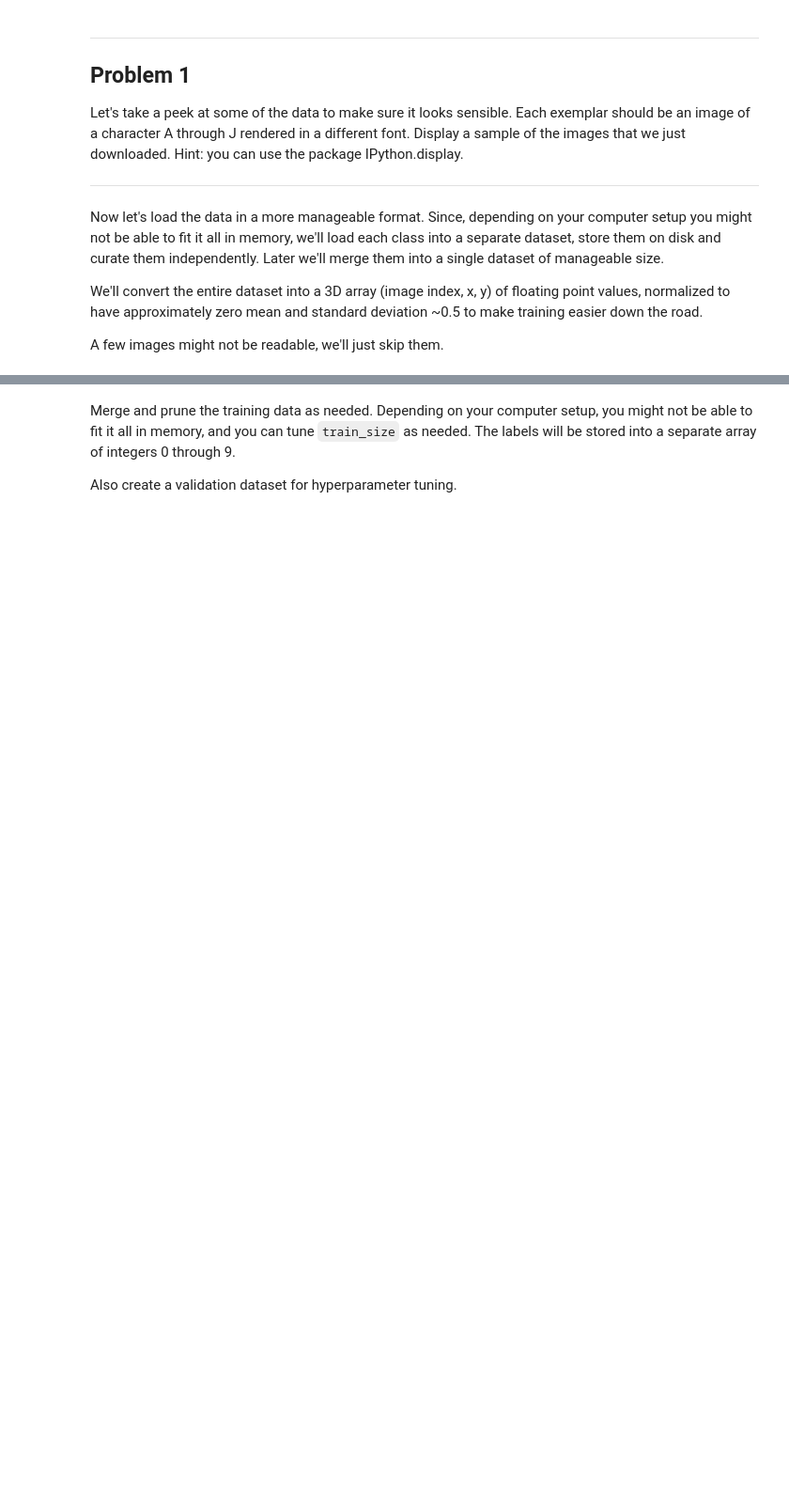
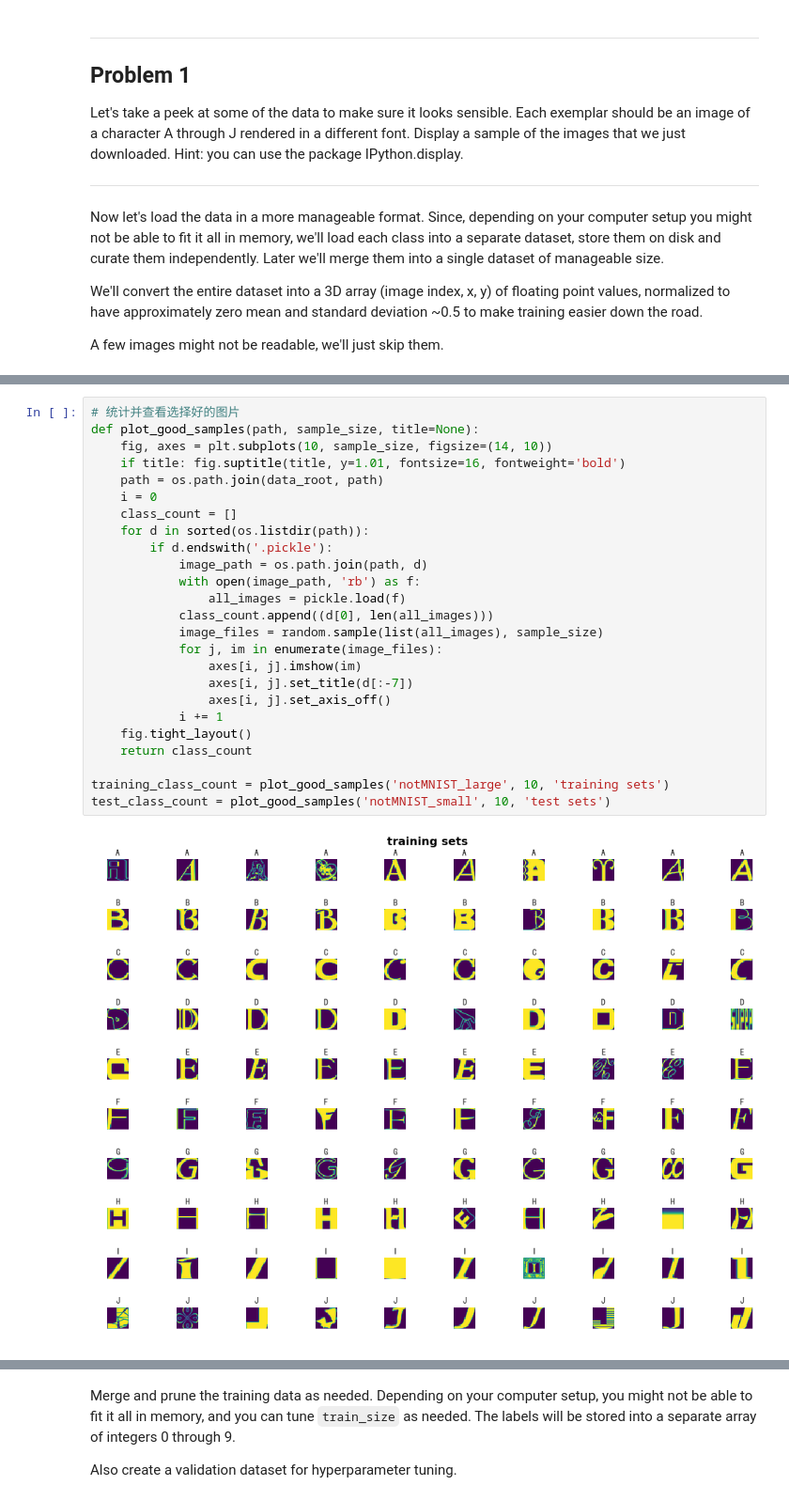
Before and after one commit to yuanjin54/nlp, a Jupyter notebook: assignment_09/1_notmnist.ipynb, the cells around one changed output, grey strips where cells are left out. Shown: that part at 94% size. Saved outputs shown, nothing was run; the diff lists cells and outputs as text; blank space fills up the shorter version.

```diff
--- a/assignment_09/1_notmnist.ipynb
+++ b/assignment_09/1_notmnist.ipynb
@@ -214 +283,28 @@ Let's verify that the data still looks good. Displaying a sample of the labels a
 ---
+# %%
+# 统计并查看选择好的图片
+def plot_good_samples(path, sample_size, title=None):
+    fig, axes = plt.subplots(10, sample_size, figsize=(14, 10))
+    if title: fig.suptitle(title, y=1.01, fontsize=16, fontweight='bold')
+    path = os.path.join(data_root, path)
+    i = 0
+    class_count = []
+    for d in sorted(os.listdir(path)):
+        if d.endswith('.pickle'):
+            image_path = os.path.join(path, d)
+            with open(image_path, 'rb') as f:
+                all_images = pickle.load(f)
+            class_count.append((d[0], len(all_images)))
+            image_files = random.sample(list(all_images), sample_size)
+            for j, im in enumerate(image_files):
+                axes[i, j].imshow(im)
+                axes[i, j].set_title(d[:-7])
+                axes[i, j].set_axis_off()
+            i += 1
+    fig.tight_layout()
+    return class_count
+
+training_class_count = plot_good_samples('notMNIST_large', 10, 'training sets')
+test_class_count = plot_good_samples('notMNIST_small', 10, 'test sets')
+# %% [output]
+[figure, added]
```
Also changed, not shown: parts of 43 cells of this notebook.
